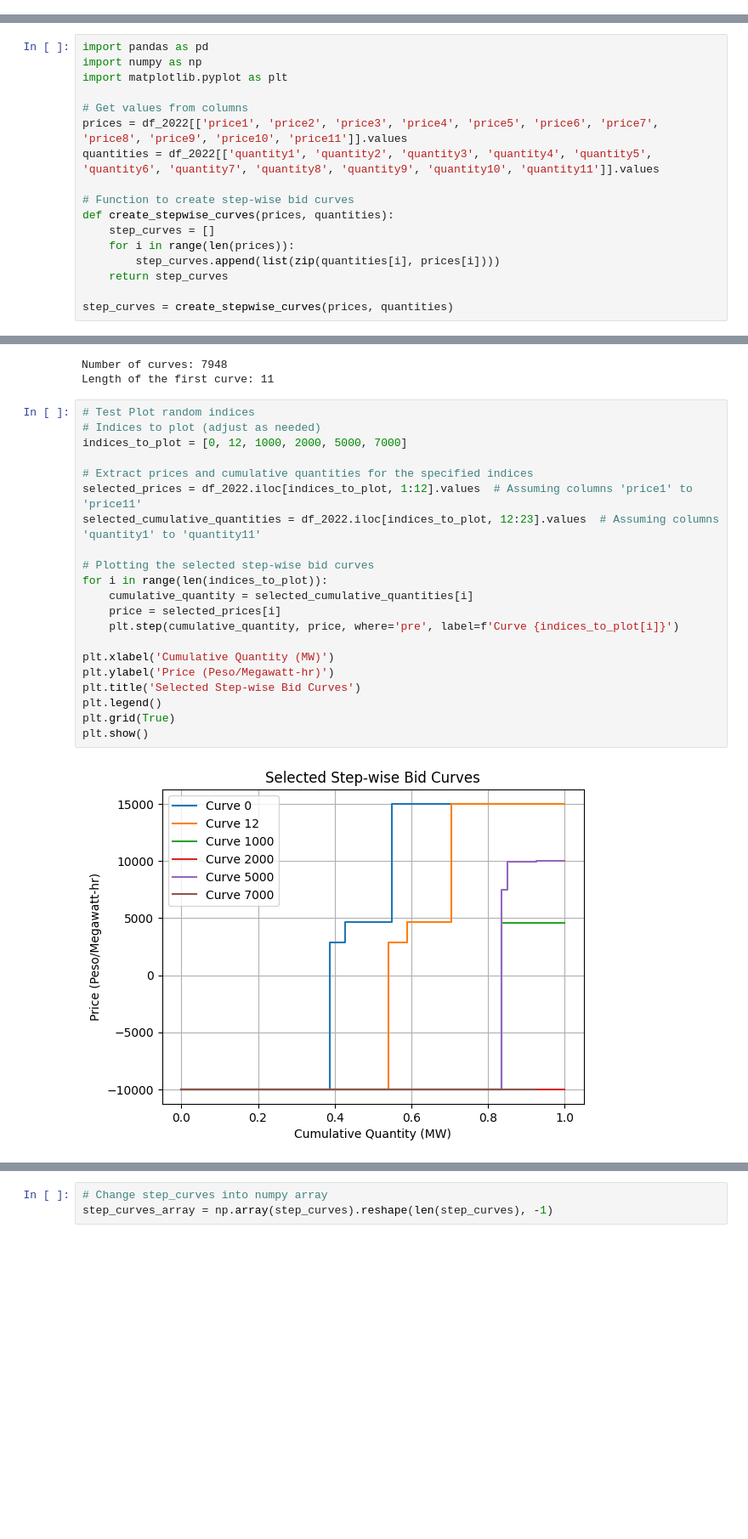
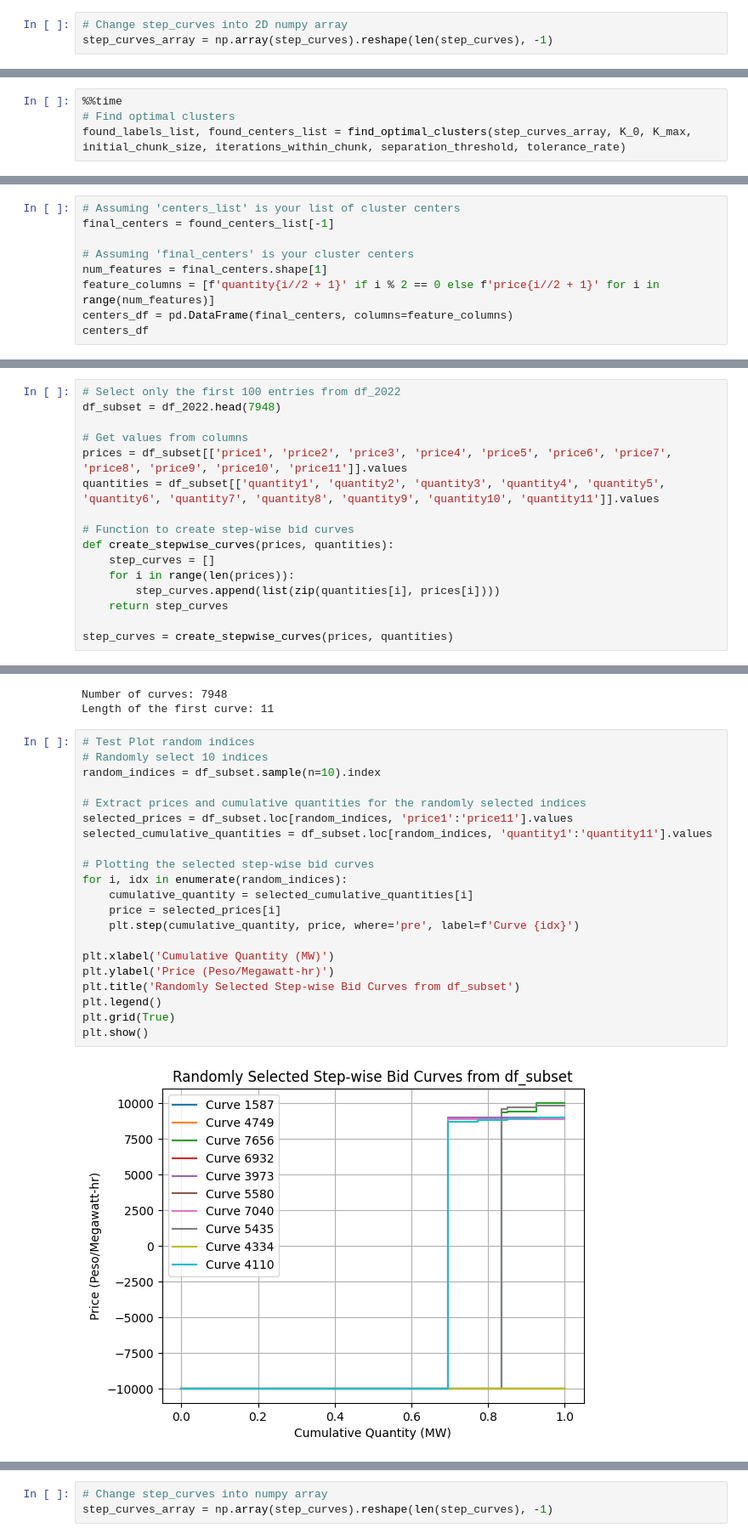
Before and after one commit to gbrosell/maroon-archers, a Jupyter notebook: K-medoids.ipynb, the cells around one changed output, grey strips where cells are left out. Shown at 85% size. Drawn from its saved outputs; the diff is of its cells as text; blank space fills up the shorter version.

```diff
--- a/K-medoids.ipynb
+++ b/K-medoids.ipynb
@@ -153,0 +314,3 @@ df_2022
+# %%
+# Change step_curves into 2D numpy array
+step_curves_array = np.array(step_curves).reshape(len(step_curves), -1)
@@ -153,0 +437,4 @@ df_2022
+# %%
+%%time
+# Find optimal clusters
+found_labels_list, found_centers_list = find_optimal_clusters(step_curves_array, K_0, K_max, initial_chunk_size, iterations_within_chunk, separation_threshold, tolerance_rate)
@@ -153,0 +478,9 @@ df_2022
+# %%
+# Assuming 'centers_list' is your list of cluster centers
+final_centers = found_centers_list[-1]
+
+# Assuming 'final_centers' is your cluster centers
+num_features = final_centers.shape[1]
+feature_columns = [f'quantity{i//2 + 1}' if i % 2 == 0 else f'price{i//2 + 1}' for i in range(num_features)]
+centers_df = pd.DataFrame(final_centers, columns=feature_columns)
+centers_df
@@ -156,11 +529,10 @@ df_2022
 # %%
-import pandas as pd
-import numpy as np
-import matplotlib.pyplot as plt
+# Select only the first 100 entries from df_2022
+df_subset = df_2022.head(7948)
 
 # Get values from columns
-prices = df_2022[['price1', 'price2', 'price3', 'price4', 'price5', 'price6', 'price7', 'price8', 'price9', 'price10', 'price11']].values
-quantities = df_2022[['quantity1', 'quantity2', 'quantity3', 'quantity4', 'quantity5', 'quantity6', 'quantity7', 'quantity8', 'quantity9', 'quantity10', 'quantity11']].values
+prices = df_subset[['price1', 'price2', 'price3', 'price4', 'price5', 'price6', 'price7', 'price8', 'price9', 'price10', 'price11']].values
+quantities = df_subset[['quantity1', 'quantity2', 'quantity3', 'quantity4', 'quantity5', 'quantity6', 'quantity7', 'quantity8', 'quantity9', 'quantity10', 'quantity11']].values
 
 # Function to create step-wise bid curves
 def create_stepwise_curves(prices, quantities):
@@ -181,24 +553,24 @@ Number of curves: 7948
 Length of the first curve: 11
 # %%
 # Test Plot random indices
-# Indices to plot (adjust as needed)
-indices_to_plot = [0, 12, 1000, 2000, 5000, 7000]
+# Randomly select 10 indices
+random_indices = df_subset.sample(n=10).index
 
-# Extract prices and cumulative quantities for the specified indices
-selected_prices = df_2022.iloc[indices_to_plot, 1:12].values  # Assuming columns 'price1' to 'price11'
-selected_cumulative_quantities = df_2022.iloc[indices_to_plot, 12:23].values  # Assuming columns 'quantity1' to 'quantity11'
+# Extract prices and cumulative quantities for the randomly selected indices
+selected_prices = df_subset.loc[random_indices, 'price1':'price11'].values
+selected_cumulative_quantities = df_subset.loc[random_indices, 'quantity1':'quantity11'].values
 
 # Plotting the selected step-wise bid curves
-for i in range(len(indices_to_plot)):
+for i, idx in enumerate(random_indices):
     cumulative_quantity = selected_cumulative_quantities[i]
     price = selected_prices[i]
-    plt.step(cumulative_quantity, price, where='pre', label=f'Curve {indices_to_plot[i]}')
+    plt.step(cumulative_quantity, price, where='pre', label=f'Curve {idx}')
 
 plt.xlabel('Cumulative Quantity (MW)')
 plt.ylabel('Price (Peso/Megawatt-hr)')
-plt.title('Selected Step-wise Bid Curves')
+plt.title('Randomly Selected Step-wise Bid Curves from df_subset')
 plt.legend()
 plt.grid(True)
 plt.show()
 # %% [output]
-[figure, old version]
+[figure, new version]
```
Also changed, not shown: parts of 118 cells of this notebook.
